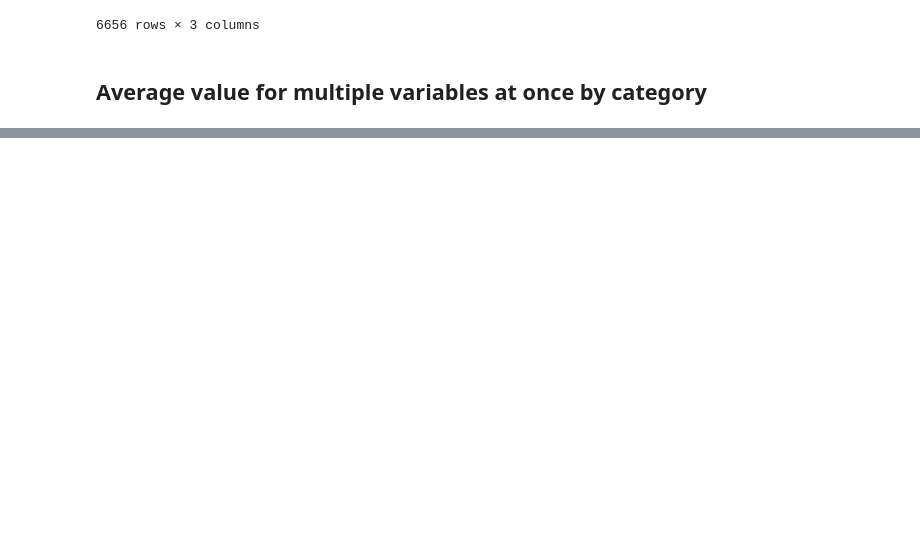
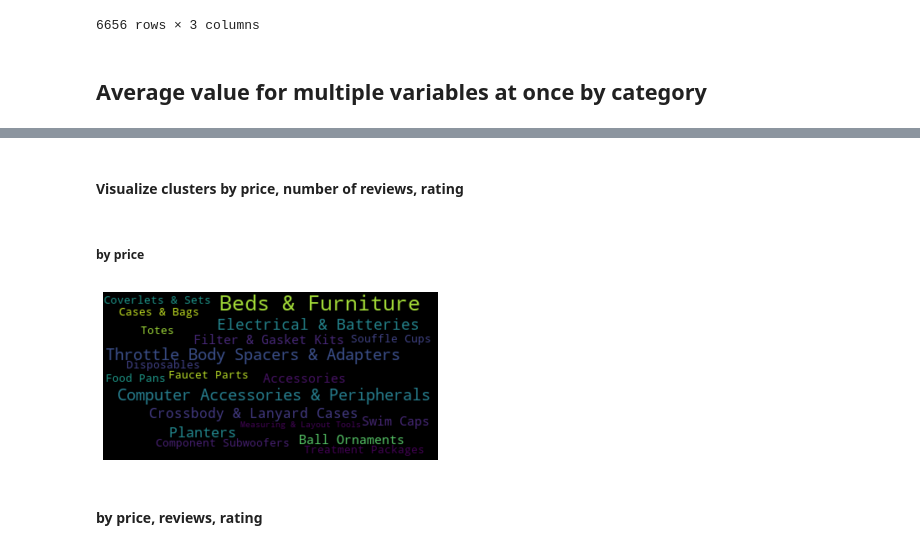
Before and after one commit to datares/team-aqua, a Jupyter notebook: Notebooks/categories_analysis.ipynb, the cells around one changed output, grey strips where cells are left out. Saved outputs shown, nothing was run; the diff lists cells and outputs as text; code cells hidden in the pictures; blank space fills up the shorter version.

```diff
--- a/Notebooks/categories_analysis.ipynb
+++ b/Notebooks/categories_analysis.ipynb
@@ -281,0 +460,8 @@ category_df
+# %%
+cluster_means = []
+for i in range(num_clusters):
+    cluster_means.append(category_df[category_df['category'].apply(lambda x: x in clusters[i])].mean())
+# %%
+cluster_df = pd.concat(cluster_means, axis = 1)
+cluster_df = cluster_df.transpose()
+cluster_df
@@ -281,0 +488,10 @@ category_df
+# %%
+cluster_centers =[]
+for i in range(num_clusters):
+    center_point = clustering_model.cluster_centers_[i, :]
+    distances = np.linalg.norm(np.array(cat_embeddings) - center_point, axis = 1)
+    min_word = np.argmin(distances)
+    cluster_centers.append(cat_list[min_word])
+
+cluster_df.insert(0, "cluster_center", cluster_centers)
+cluster_df
@@ -281,0 +528,2 @@ category_df
+# %% [markdown]
+#### Visualize clusters by price, number of reviews, rating
@@ -281,0 +532,13 @@ category_df
+# %% [markdown]
+##### by price
+# %%
+cluster_freq = dict(zip(list(cluster_df["cluster_center"].values), list(cluster_df["avg_price"].values) ))
+# %%
+wordcloud = WordCloud()
+wordcloud.generate_from_frequencies(frequencies=cluster_freq)
+plt.figure()
+plt.imshow(wordcloud, interpolation="bilinear")
+plt.axis("off")
+plt.show()
+# %% [output]
+[figure, added]
@@ -281,0 +547,2 @@ category_df
+# %% [markdown]
+#### by price, reviews, rating
```
Also changed, not shown: parts of 52 cells of this notebook, 7 other files.
